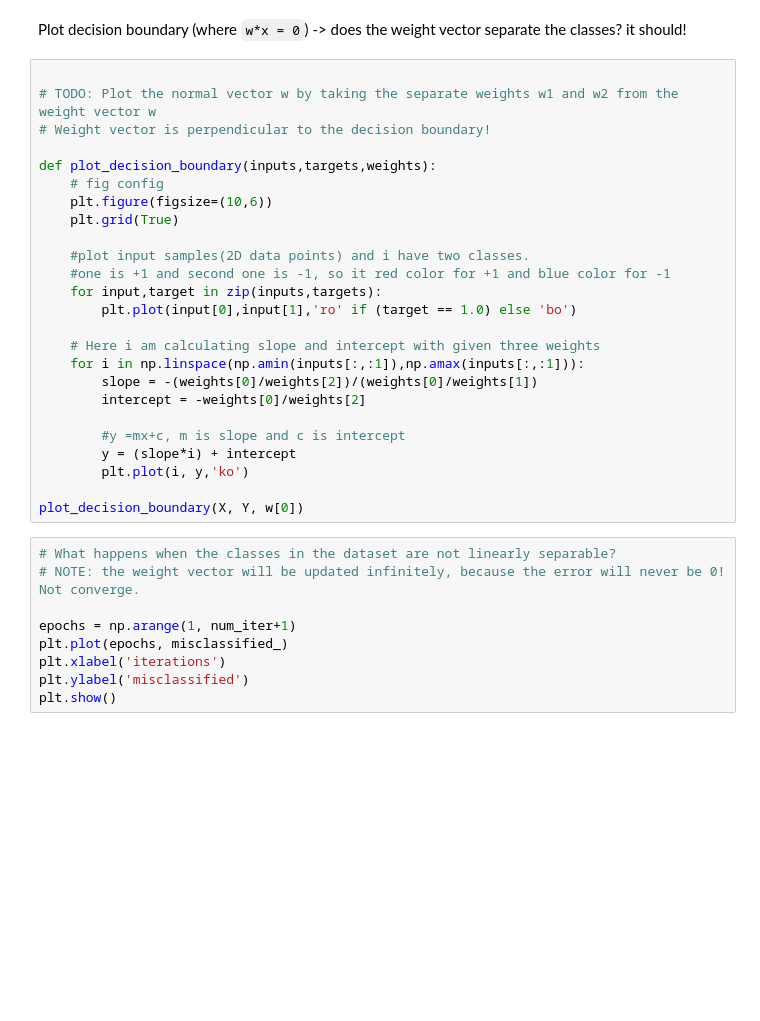
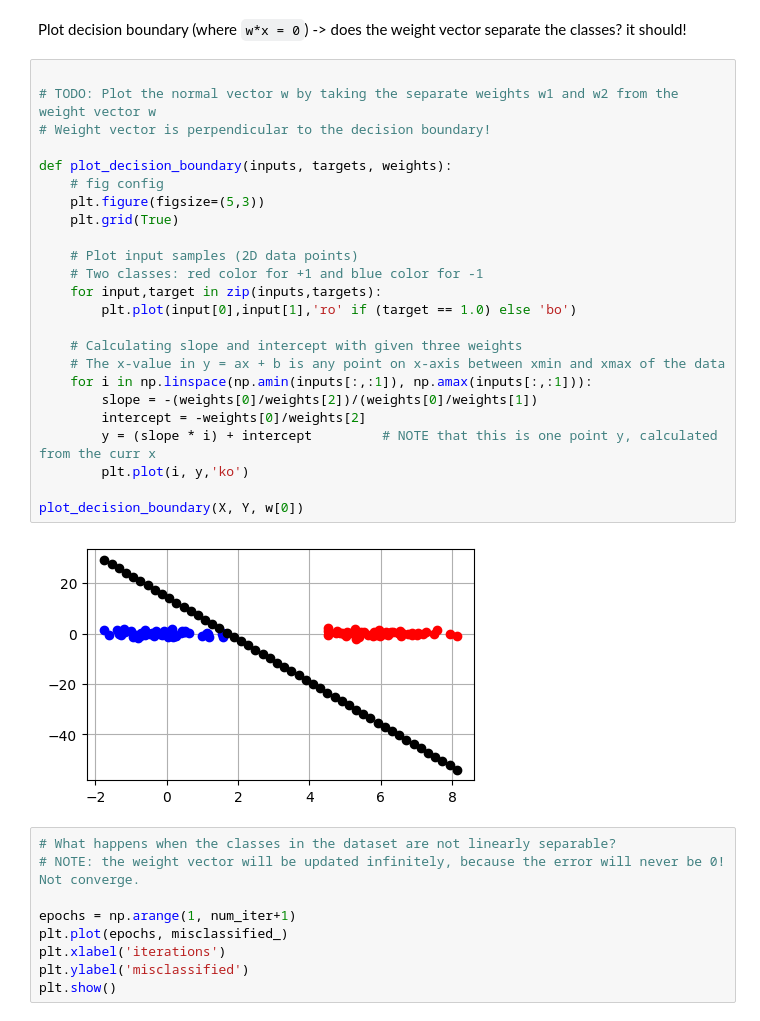
Before and after one commit to nadinekuo/MachineLearning1-Labs, a Jupyter notebook: 2-Linear-Classifiers/linear-classifiers.ipynb, the cells around one changed output. Cells and saved outputs as stored; diff of their text form; blank space fills up the shorter version.

Commit message:
Calculate decision boundary function

```diff
--- a/2-Linear-Classifiers/linear-classifiers.ipynb
+++ b/2-Linear-Classifiers/linear-classifiers.ipynb
@@ -146,28 +146,29 @@ Plot decision boundary (where `w*x = 0`) -> does the weight vector separate the
 # %%
 
 # TODO: Plot the normal vector w by taking the separate weights w1 and w2 from the weight vector w
 # Weight vector is perpendicular to the decision boundary!
 
-def plot_decision_boundary(inputs,targets,weights):
+def plot_decision_boundary(inputs, targets, weights):
     # fig config
-    plt.figure(figsize=(10,6))
+    plt.figure(figsize=(5,3))
     plt.grid(True)
 
-    #plot input samples(2D data points) and i have two classes.
-    #one is +1 and second one is -1, so it red color for +1 and blue color for -1
+    # Plot input samples (2D data points)
+    # Two classes: red color for +1 and blue color for -1
     for input,target in zip(inputs,targets):
         plt.plot(input[0],input[1],'ro' if (target == 1.0) else 'bo')
 
-    # Here i am calculating slope and intercept with given three weights
-    for i in np.linspace(np.amin(inputs[:,:1]),np.amax(inputs[:,:1])):
+    # Calculating slope and intercept with given three weights
+    # The x-value in y = ax + b is any point on x-axis between xmin and xmax of the data
+    for i in np.linspace(np.amin(inputs[:,:1]), np.amax(inputs[:,:1])):
         slope = -(weights[0]/weights[2])/(weights[0]/weights[1])
         intercept = -weights[0]/weights[2]
-
-        #y =mx+c, m is slope and c is intercept
-        y = (slope*i) + intercept
+        y = (slope * i) + intercept         # NOTE that this is one point y, calculated from the curr x
         plt.plot(i, y,'ko')
 
 plot_decision_boundary(X, Y, w[0])
+# %% [output]
+[figure, added]
 # %%
 # What happens when the classes in the dataset are not linearly separable?
 # NOTE: the weight vector will be updated infinitely, because the error will never be 0! Not converge.
```
